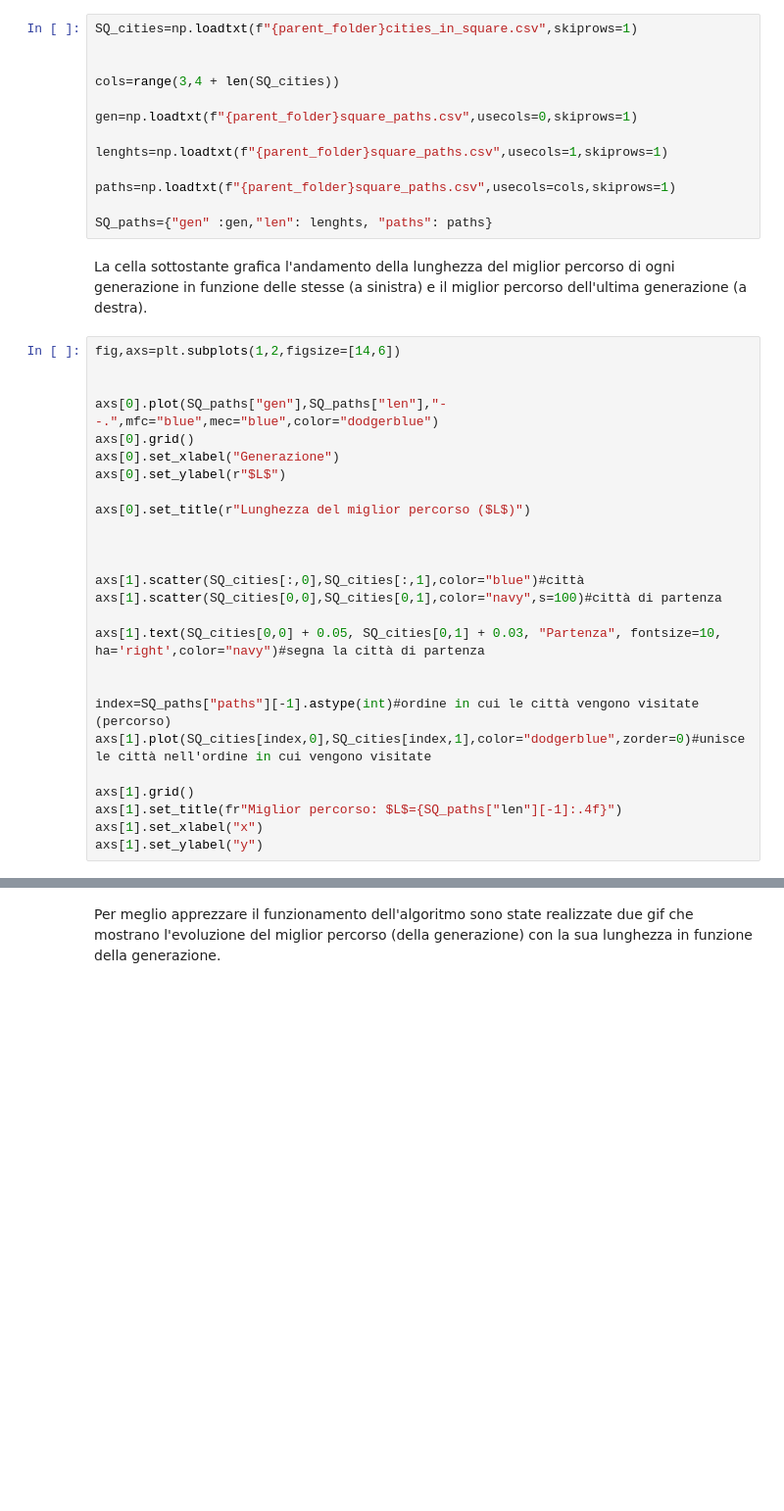
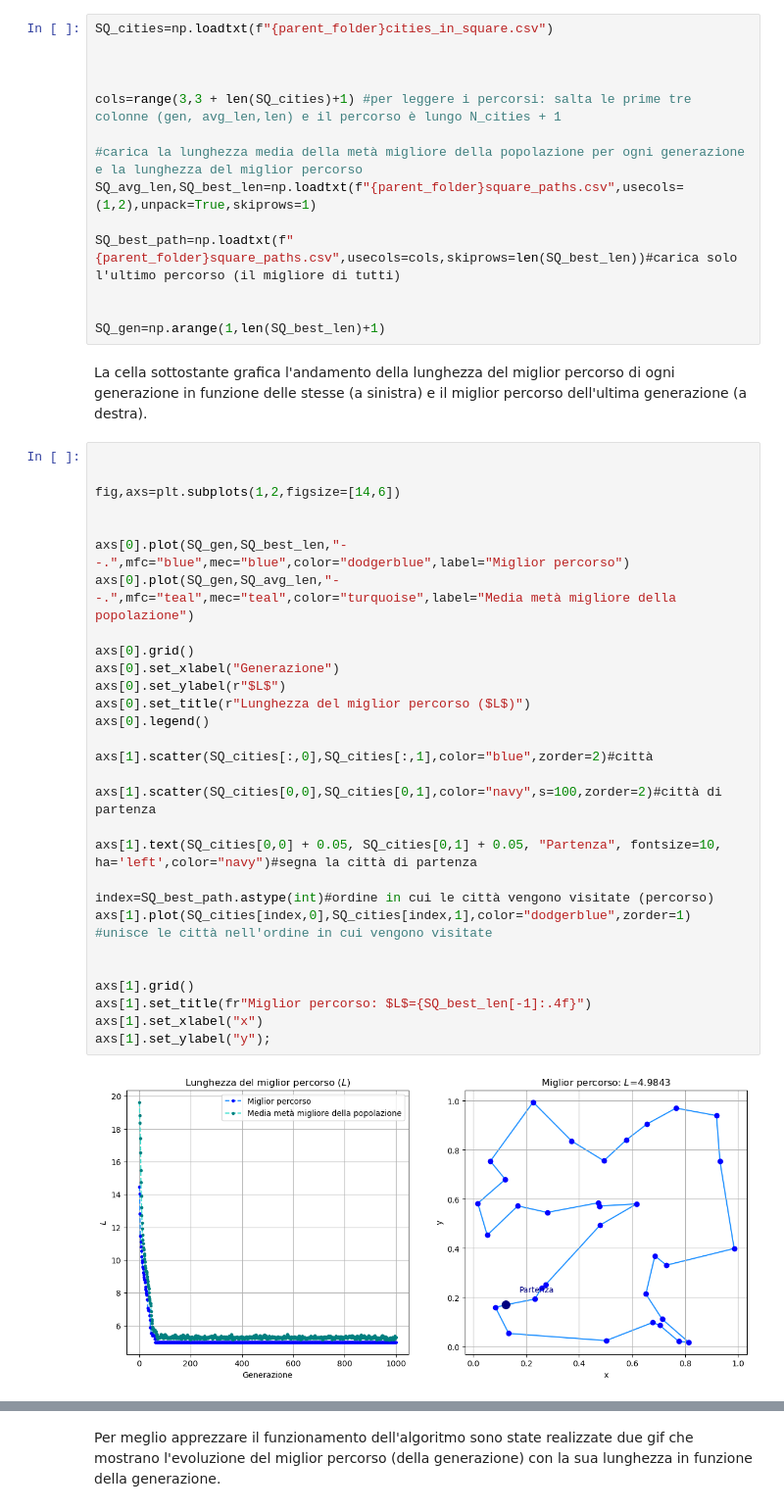
Before and after one commit to 12nihil12/SIM_NUM, a Jupyter notebook: l9-07_05/Lezione_09.ipynb, the cells around one changed output, grey strips where cells are left out. Shown at 98% size. Drawn from its saved outputs; the diff is of its cells as text; blank space fills up the shorter version.

```diff
--- a/l9-07_05/Lezione_09.ipynb
+++ b/l9-07_05/Lezione_09.ipynb
@@ -99,43 +104,49 @@ Il lato del quadrato è stato preso $L=1$ e sono state utilizzate $M=1000$ gener
 # %% [markdown]
 La cella sottostante carica i dati: le posizioni delle città, la lunghezza del miglior percorso di ogni generazione e il percorso stesso.
 # %%
-SQ_cities=np.loadtxt(f"{parent_folder}cities_in_square.csv",skiprows=1)
+SQ_cities=np.loadtxt(f"{parent_folder}cities_in_square.csv")
 
 
-cols=range(3,4 + len(SQ_cities))
 
-gen=np.loadtxt(f"{parent_folder}square_paths.csv",usecols=0,skiprows=1)
+cols=range(3,3 + len(SQ_cities)+1) #per leggere i percorsi: salta le prime tre colonne (gen, avg_len,len) e il percorso è lungo N_cities + 1
 
-lenghts=np.loadtxt(f"{parent_folder}square_paths.csv",usecols=1,skiprows=1)
+#carica la lunghezza media della metà migliore della popolazione per ogni generazione e la lunghezza del miglior percorso
+SQ_avg_len,SQ_best_len=np.loadtxt(f"{parent_folder}square_paths.csv",usecols=(1,2),unpack=True,skiprows=1)
 
-paths=np.loadtxt(f"{parent_folder}square_paths.csv",usecols=cols,skiprows=1)
+SQ_best_path=np.loadtxt(f"{parent_folder}square_paths.csv",usecols=cols,skiprows=len(SQ_best_len))#carica solo l'ultimo percorso (il migliore di tutti)
 
-SQ_paths={"gen" :gen,"len": lenghts, "paths": paths}
+
+SQ_gen=np.arange(1,len(SQ_best_len)+1)
 # %% [markdown]
 La cella sottostante grafica l'andamento della lunghezza del miglior percorso di ogni generazione in funzione delle stesse (a sinistra) e il miglior percorso dell'ultima generazione (a destra).
 # %%
+
+
 fig,axs=plt.subplots(1,2,figsize=[14,6])
 
 
-axs[0].plot(SQ_paths["gen"],SQ_paths["len"],"--.",mfc="blue",mec="blue",color="dodgerblue")
+axs[0].plot(SQ_gen,SQ_best_len,"--.",mfc="blue",mec="blue",color="dodgerblue",label="Miglior percorso")
+axs[0].plot(SQ_gen,SQ_avg_len,"--.",mfc="teal",mec="teal",color="turquoise",label="Media metà migliore della popolazione")
+
 axs[0].grid()
 axs[0].set_xlabel("Generazione")
 axs[0].set_ylabel(r"$L$")
+axs[0].set_title(r"Lunghezza del miglior percorso ($L$)")
+axs[0].legend()
 
-axs[0].set_title(r"Lunghezza del miglior percorso ($L$)")
+axs[1].scatter(SQ_cities[:,0],SQ_cities[:,1],color="blue",zorder=2)#città
+
+axs[1].scatter(SQ_cities[0,0],SQ_cities[0,1],color="navy",s=100,zorder=2)#città di partenza
+
+axs[1].text(SQ_cities[0,0] + 0.05, SQ_cities[0,1] + 0.05, "Partenza", fontsize=10, ha='left',color="navy")#segna la città di partenza
+
+index=SQ_best_path.astype(int)#ordine in cui le città vengono visitate (percorso)
+axs[1].plot(SQ_cities[index,0],SQ_cities[index,1],color="dodgerblue",zorder=1) #unisce le città nell'ordine in cui vengono visitate
 
 
-
-axs[1].scatter(SQ_cities[:,0],SQ_cities[:,1],color="blue")#città
-axs[1].scatter(SQ_cities[0,0],SQ_cities[0,1],color="navy",s=100)#città di partenza
-
-axs[1].text(SQ_cities[0,0] + 0.05, SQ_cities[0,1] + 0.03, "Partenza", fontsize=10, ha='right',color="navy")#segna la città di partenza
-
-
-index=SQ_paths["paths"][-1].astype(int)#ordine in cui le città vengono visitate (percorso)
-axs[1].plot(SQ_cities[index,0],SQ_cities[index,1],color="dodgerblue",zorder=0)#unisce le città nell'ordine in cui vengono visitate
-
 axs[1].grid()
-axs[1].set_title(fr"Miglior percorso: $L$={SQ_paths["len"][-1]:.4f}")
+axs[1].set_title(fr"Miglior percorso: $L$={SQ_best_len[-1]:.4f}")
 axs[1].set_xlabel("x")
-axs[1].set_ylabel("y")
+axs[1].set_ylabel("y");
+# %% [output]
+[figure, added]
```
Also changed, not shown: parts of 6 cells of this notebook, 54 other files.
